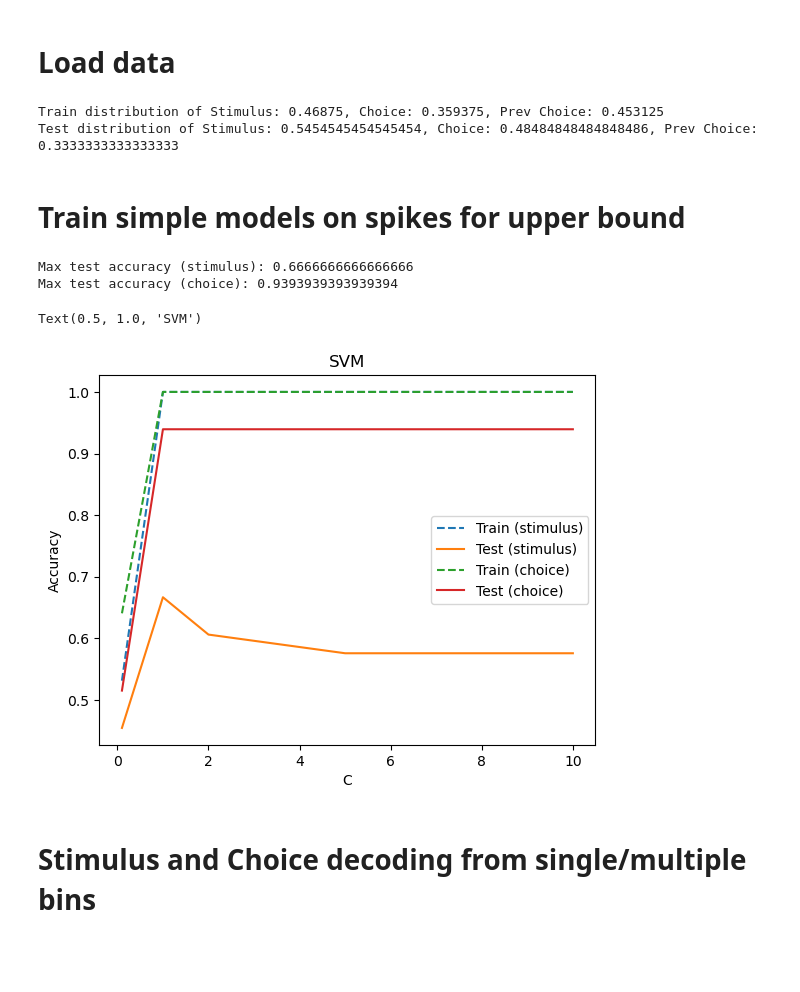
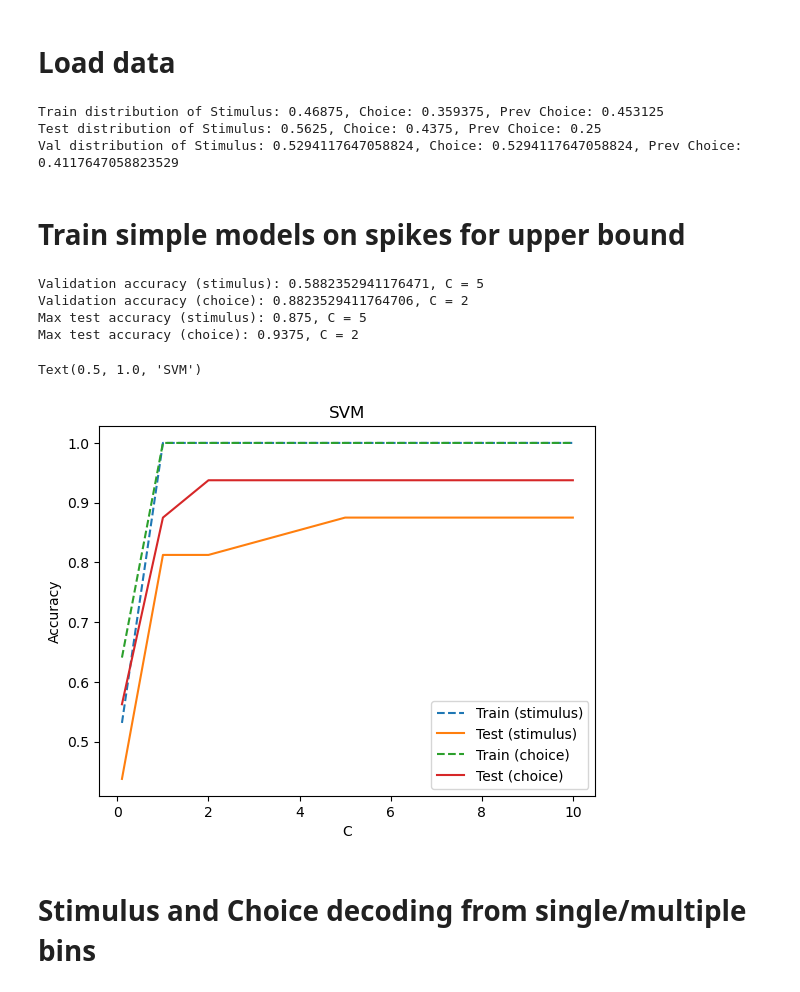
Before and after one commit to methi1999/switching_subspace, a Jupyter notebook: metric.ipynb, the cells around one changed output. Saved outputs shown, nothing was run; the diff lists cells and outputs as text; code cells hidden in the pictures; blank space fills up the shorter version.

```diff
--- a/metric.ipynb
+++ b/metric.ipynb
@@ -44,17 +47,22 @@ num_trials, time_bins, emissions_dim = spikes.shape
 # split data into training and testing
 # behaviour_data_train, behaviour_data_test, spikes_train, spikes_test = train_test_split(behaviour_data, spikes, test_size=0.3, random_state=42)
 behaviour_data_train, behaviour_data_test, spikes_train, spikes_test, amp_train, amp_test = train_test_split(behaviour_data, spikes, amp, test_size=0.2, random_state=7)
+# behaviour_data_train, behaviour_data_test, spikes_train, spikes_test, amp_train, amp_test = train_test_split(behaviour_data, spikes, amp, test_size=0.3, random_state=7)
+# further split test into test and val
+behaviour_data_test, behaviour_data_val, spikes_test, spikes_val, amp_test, amp_val = train_test_split(behaviour_data_test, spikes_test, amp_test, test_size=0.5, random_state=7)
 trials_train, trials_test = len(behaviour_data_train), len(behaviour_data_test)
 # distribution of choice and stimulus in test
 print("Train distribution of Stimulus: {}, Choice: {}, Prev Choice: {}".format(np.mean(behaviour_data_train[:, 0]), np.mean(behaviour_data_train[:, 1]), np.mean(behaviour_data_train[:, 2])))
 print("Test distribution of Stimulus: {}, Choice: {}, Prev Choice: {}".format(np.mean(behaviour_data_test[:, 0]), np.mean(behaviour_data_test[:, 1]), np.mean(behaviour_data_test[:, 2])))
+print("Val distribution of Stimulus: {}, Choice: {}, Prev Choice: {}".format(np.mean(behaviour_data_val[:, 0]), np.mean(behaviour_data_val[:, 1]), np.mean(behaviour_data_val[:, 2])))
 # labels
 y_stim_train, y_stim_test = behaviour_data_train[:, 0], behaviour_data_test[:, 0]
 y_choice_train, y_choice_test = behaviour_data_train[:, 1], behaviour_data_test[:, 1]
 y_prev_choice_train, y_prev_choice_test = behaviour_data_train[:, 2], behaviour_data_test[:, 2]
 # %% [output]
 Train distribution of Stimulus: 0.46875, Choice: 0.359375, Prev Choice: 0.453125
-Test distribution of Stimulus: 0.5454545454545454, Choice: 0.48484848484848486, Prev Choice: 0.3333333333333333
+Test distribution of Stimulus: 0.5625, Choice: 0.4375, Prev Choice: 0.25
+Val distribution of Stimulus: 0.5294117647058824, Choice: 0.5294117647058824, Prev Choice: 0.4117647058823529
 # %% [markdown]
 # Train simple models on spikes for upper bound
 # %%
@@ -67,38 +75,55 @@ for which_beh, y_train, y_test in [('stim', y_stim_train, y_stim_test), ('choice
         clf = SVC(C=c)
         # clf = LogisticRegression(penalty='l1', solver='liblinear', C=c)
         clf.fit(spikes_train.reshape(spikes_train.shape[0], -1), y_train)
         # predict
         pred_test = clf.predict(spikes_test.reshape(spikes_test.shape[0], -1))
         pred_train = clf.predict(spikes_train.reshape(spikes_train.shape[0], -1))
         # calculate accuracy
         test_accuracy = accuracy_score(y_test, pred_test)
         train_accuracy = accuracy_score(y_train, pred_train)
         if which_beh == 'stim':
             train_acc_stim.append(train_accuracy)
             test_acc_stim.append(test_accuracy)
         else:
             train_acc_choice.append(train_accuracy)
             test_acc_choice.append(test_accuracy)
+    # take best C and train on validation set
+    if which_beh == 'stim':
+        best_c = list_c[np.argmax(test_acc_stim)]
+        clf = SVC(C=best_c)
+        clf.fit(spikes_train.reshape(spikes_train.shape[0], -1), y_train)
+        pred_val = clf.predict(spikes_val.reshape(spikes_val.shape[0], -1))
+        val_accuracy = accuracy_score(behaviour_data_val[:, 0], pred_val)
+        print("Validation accuracy (stimulus): {}, C = {}".format(val_accuracy, best_c))
+    else:
+        best_c = list_c[np.argmax(test_acc_choice)]
+        clf = SVC(C=best_c)
+        clf.fit(spikes_train.reshape(spikes_train.shape[0], -1), y_train)
+        pred_val = clf.predict(spikes_val.reshape(spikes_val.shape[0], -1))
+        val_accuracy = accuracy_score(behaviour_data_val[:, 1], pred_val)
+        print("Validation accuracy (choice): {}, C = {}".format(val_accuracy, best_c))
 # plot
 plt.plot(list_c, train_acc_stim, label='Train (stimulus)', linestyle='--')
 plt.plot(list_c, test_acc_stim, label='Test (stimulus)')
 plt.plot(list_c, train_acc_choice, label='Train (choice)', linestyle='--')
 plt.plot(list_c, test_acc_choice, label='Test (choice)')
 # print max test accuracy
 max_test_acc_stim = np.max(test_acc_stim)
 max_test_acc_choice = np.max(test_acc_choice)
-print("Max test accuracy (stimulus): {}".format(max_test_acc_stim))
-print("Max test accuracy (choice): {}".format(max_test_acc_choice))
+print("Max test accuracy (stimulus): {}, C = {}".format(max_test_acc_stim, list_c[np.argmax(test_acc_stim)]))
+print("Max test accuracy (choice): {}, C = {}".format(max_test_acc_choice, list_c[np.argmax(test_acc_choice)]))
 
 plt.xlabel('C')
 plt.ylabel('Accuracy')
 plt.legend()
 plt.title('SVM')
 # %% [output]
-Max test accuracy (stimulus): 0.6666666666666666
-Max test accuracy (choice): 0.9393939393939394
+Validation accuracy (stimulus): 0.5882352941176471, C = 5
+Validation accuracy (choice): 0.8823529411764706, C = 2
+Max test accuracy (stimulus): 0.875, C = 5
+Max test accuracy (choice): 0.9375, C = 2
 Text(0.5, 1.0, 'SVM')
-[figure, old version]
+[figure, new version]
 # %% [markdown]
 # Stimulus and Choice decoding from single/multiple bins
 # %%
```
Also changed, not shown: parts of 7 cells of this notebook, 13 other files.
